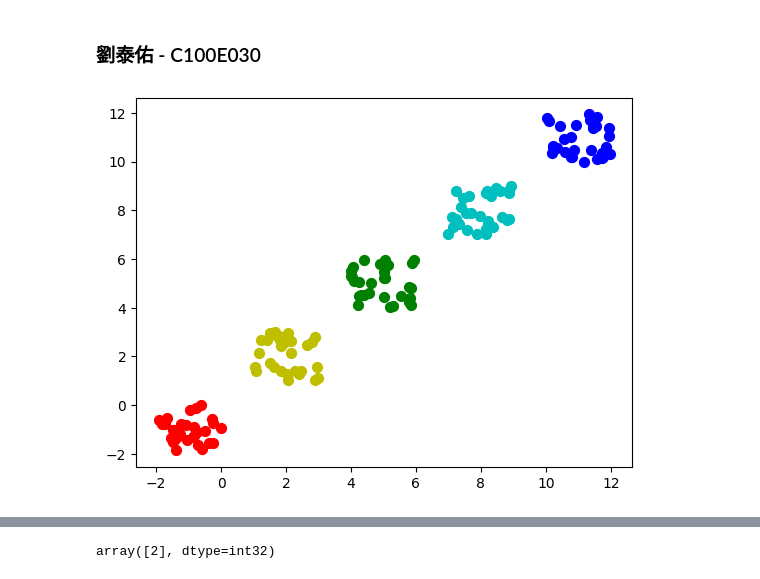
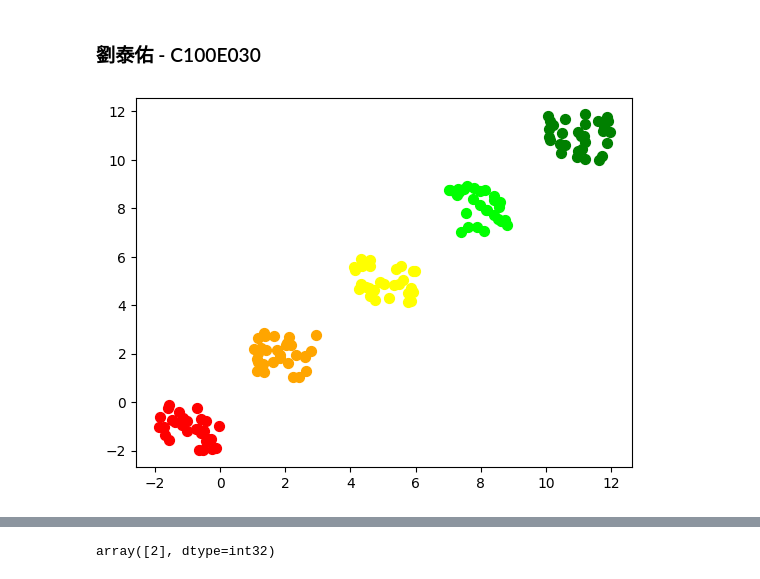
Before and after one commit to B1nz/Practice-of-Information, a Jupyter notebook: Exercise 9 - K-Means.ipynb, the cells around one changed output, grey strips where cells are left out. Cells and saved outputs as stored; diff of their text form; code cells hidden in the pictures.

```diff
--- a/Exercise 9 - K-Means.ipynb
+++ b/Exercise 9 - K-Means.ipynb
@@ -12,22 +12,22 @@ import numpy as np
 # %%
 # generate random data consisting of 2 groups
 X= -2 * np.random.rand(150,2)
 X1 = 1 + 2 * np.random.rand(30,2)
 X2 = 4 + 2 * np.random.rand(30,2)
 X3 = 7 + 2 * np.random.rand(30,2)
 X4 = 10 + 2 * np.random.rand(30,2)
 X[30:60, :] = X1
 X[60:90, :] = X2
 X[90:120, :] = X3
 X[120:150, :] = X4
-plt.scatter(X[0:30, 0],X[0:30 , 1], s = 50, c = 'r')
-plt.scatter(X[30:60, 0], X[30:60, 1], s = 50, c = 'y')
-plt.scatter(X[60:90, 0], X[60:90, 1], s = 50, c = 'g')
-plt.scatter(X[90:120, 0], X[90:120, 1], s = 50, c = 'c')
-plt.scatter(X[120:150, 0], X[120:150, 1], s = 50, c = 'b')
+plt.scatter(X[0:30, 0],X[0:30 , 1], s = 50, c = 'red')
+plt.scatter(X[30:60, 0], X[30:60, 1], s = 50, c = 'orange')
+plt.scatter(X[60:90, 0], X[60:90, 1], s = 50, c = 'yellow')
+plt.scatter(X[90:120, 0], X[90:120, 1], s = 50, c = 'lime')
+plt.scatter(X[120:150, 0], X[120:150, 1], s = 50, c = 'green')
 plt.show()
 # %% [output]
-[figure, old version]
+[figure, new version]
 # %%
 Kmean = KMeans(n_clusters=5)
 Kmean.fit(X)
```
Also changed, not shown: parts of 1 cell of this notebook, 2 other files.
